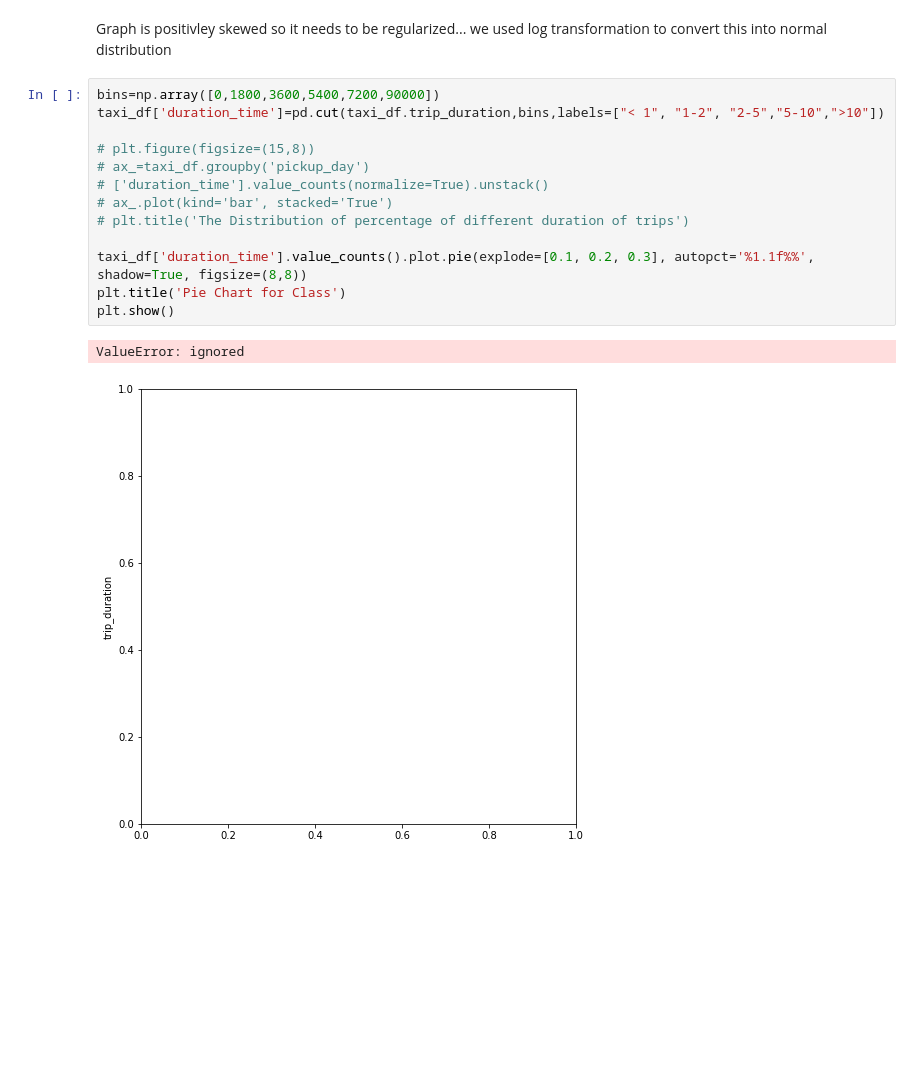
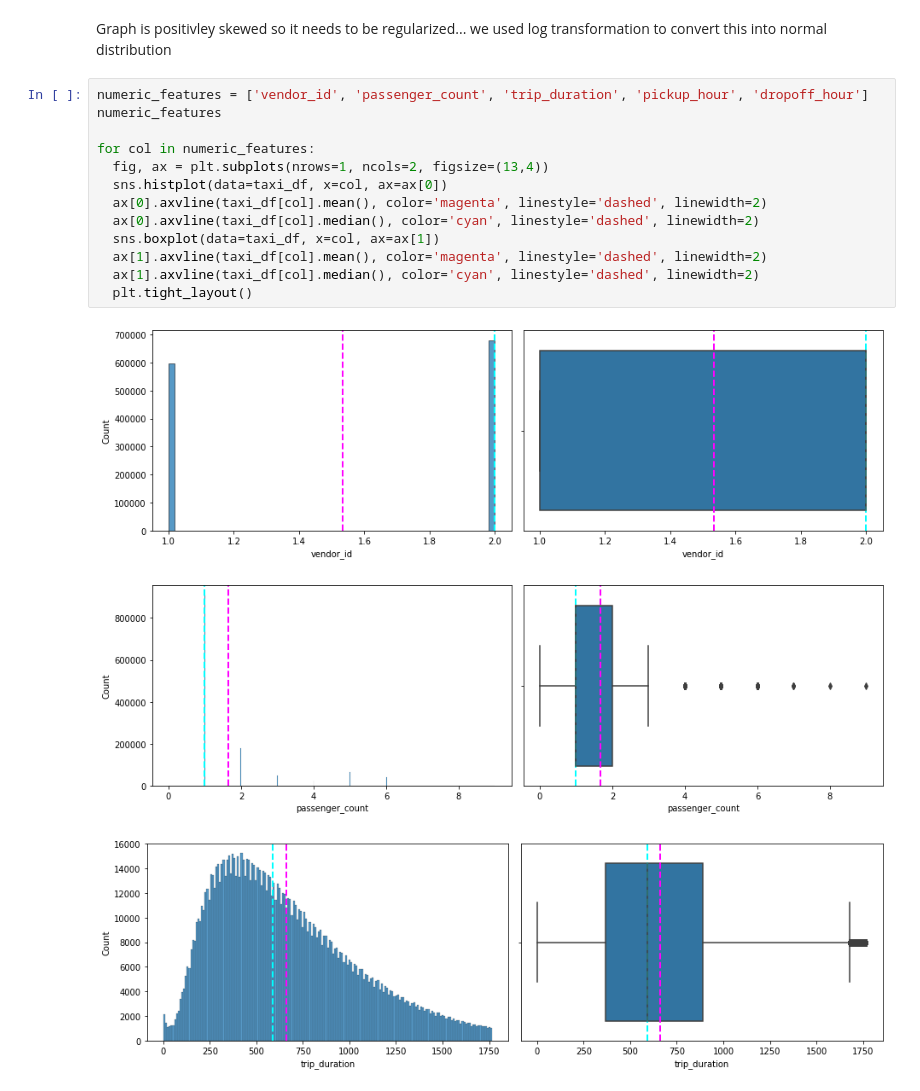
Before and after one commit to Jahnavi-Jaolekar/NYC-Taxi-time-prediction, a Jupyter notebook: NYC_taxi_trip_time_prediction.ipynb, the cells around one changed output. Saved outputs shown, nothing was run; the diff lists cells and outputs as text; blank space fills up the shorter version.

```diff
--- a/NYC_taxi_trip_time_prediction.ipynb
+++ b/NYC_taxi_trip_time_prediction.ipynb
@@ -231,19 +233,20 @@ sns.distplot(np.log10(taxi_df['trip_duration']), hist= False, kde= True, kde_kws
 [figure]
 # %% [markdown]
 Graph is positivley skewed so it needs to be regularized... we used log transformation to convert this into normal distribution
-# %%
-bins=np.array([0,1800,3600,5400,7200,90000])
-taxi_df['duration_time']=pd.cut(taxi_df.trip_duration,bins,labels=["< 1", "1-2", "2-5","5-10",">10"])
-
-# plt.figure(figsize=(15,8))
-# ax_=taxi_df.groupby('pickup_day')
-# ['duration_time'].value_counts(normalize=True).unstack()
-# ax_.plot(kind='bar', stacked='True')
-# plt.title('The Distribution of percentage of different duration of trips')
-
-taxi_df['duration_time'].value_counts().plot.pie(explode=[0.1, 0.2, 0.3], autopct='%1.1f%%', shadow=True, figsize=(8,8))
-plt.title('Pie Chart for Class')
-plt.show()
-# %% [output]
-ValueError: ignored
-[figure, removed]
+# %%
+numeric_features = ['vendor_id', 'passenger_count', 'trip_duration', 'pickup_hour', 'dropoff_hour']
+numeric_features
+
+for col in numeric_features:
+  fig, ax = plt.subplots(nrows=1, ncols=2, figsize=(13,4))
+  sns.histplot(data=taxi_df, x=col, ax=ax[0])
+  ax[0].axvline(taxi_df[col].mean(), color='magenta', linestyle='dashed', linewidth=2)
+  ax[0].axvline(taxi_df[col].median(), color='cyan', linestyle='dashed', linewidth=2)
+  sns.boxplot(data=taxi_df, x=col, ax=ax[1])
+  ax[1].axvline(taxi_df[col].mean(), color='magenta', linestyle='dashed', linewidth=2)
+  ax[1].axvline(taxi_df[col].median(), color='cyan', linestyle='dashed', linewidth=2)
+  plt.tight_layout()
+# %% [output]
+[figure, added]
+[figure, added]
+[figure, added]
```
Also changed, not shown: parts of 15 cells of this notebook.
